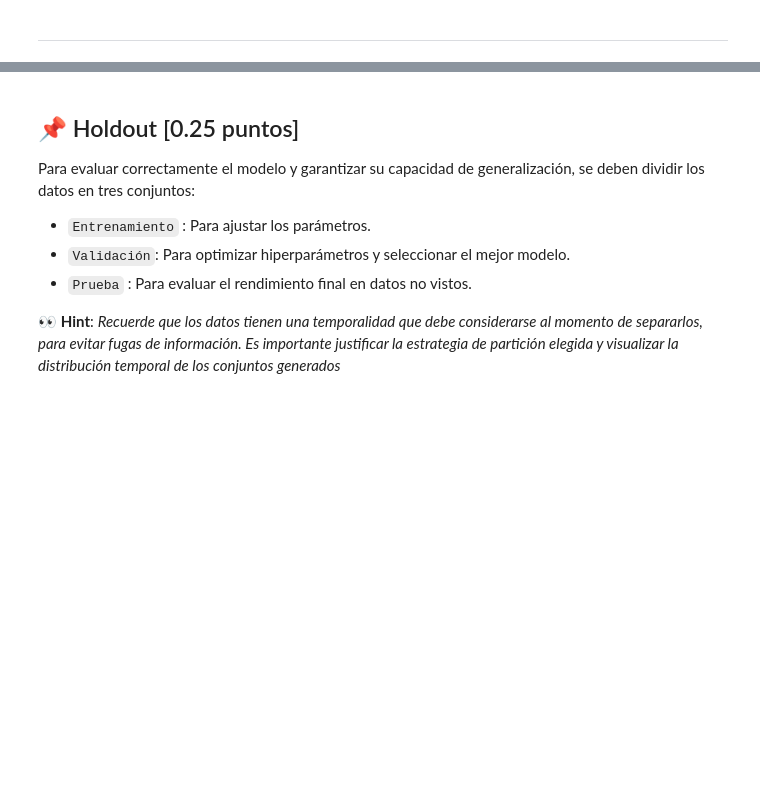
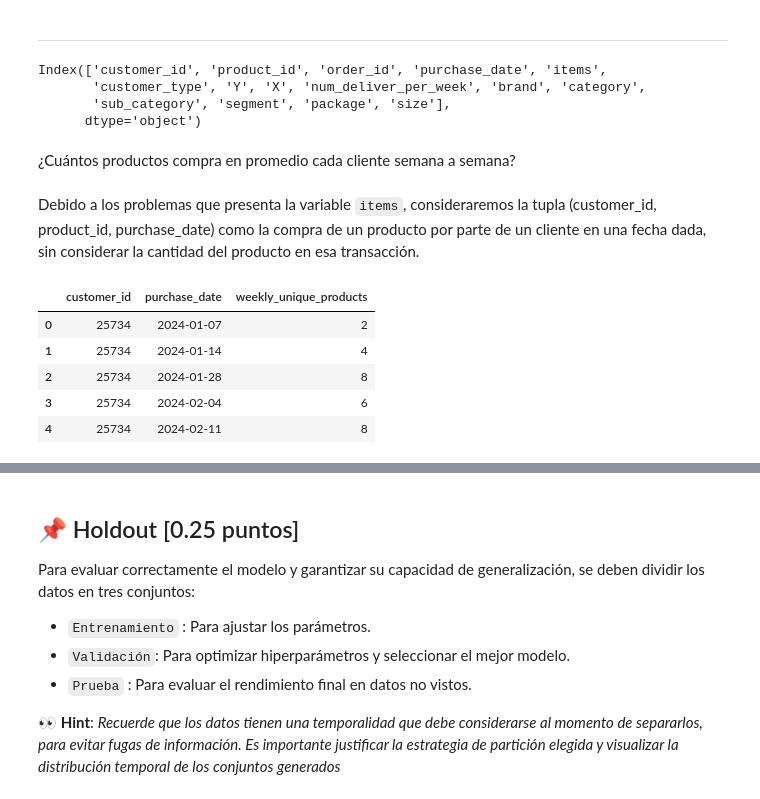
Before and after one commit to cristianjaram/MDS7202-labs, a Jupyter notebook: proyecto_lab/enunciado_entrega1.ipynb, the cells around one changed output, grey strips where cells are left out. Drawn from its saved outputs; the diff is of its cells as text; code cells hidden in the pictures; blank space fills up the shorter version.

```diff
--- a/proyecto_lab/enunciado_entrega1.ipynb
+++ b/proyecto_lab/enunciado_entrega1.ipynb
@@ -618,3 +618,30 @@ purchase_date
 Name: count, Length: 366, dtype: int64
 # %% [markdown]
 ---
+# %%
+data.columns
+# %% [output]
+Index(['customer_id', 'product_id', 'order_id', 'purchase_date', 'items',
+       'customer_type', 'Y', 'X', 'num_deliver_per_week', 'brand', 'category',
+       'sub_category', 'segment', 'package', 'size'],
+      dtype='object')
+# %% [markdown]
+¿Cuántos productos compra en promedio cada cliente semana a semana?
+# %% [markdown]
+Debido a los problemas que presenta la variable `items`, consideraremos la tupla (customer_id, product_id, purchase_date) como la compra de un producto por parte de un cliente en una fecha dada, sin considerar la cantidad del producto en esa transacción.
+# %%
+productos_semanales_cliente = (
+    data
+    .groupby(['customer_id', pd.Grouper(key='purchase_date', freq='W-SUN')])['product_id']
+    .nunique()
+    .reset_index()
+    .rename(columns={'product_id': 'weekly_unique_products'})
+)
+productos_semanales_cliente.head()
+# %% [output]
+|  | customer_id | purchase_date | weekly_unique_products |
+| 0 | 25734 | 2024-01-07 | 2 |
+| 1 | 25734 | 2024-01-14 | 4 |
+| 2 | 25734 | 2024-01-28 | 8 |
+| 3 | 25734 | 2024-02-04 | 6 |
+| 4 | 25734 | 2024-02-11 | 8 |
```
Also changed, not shown: parts of 13 cells of this notebook.
